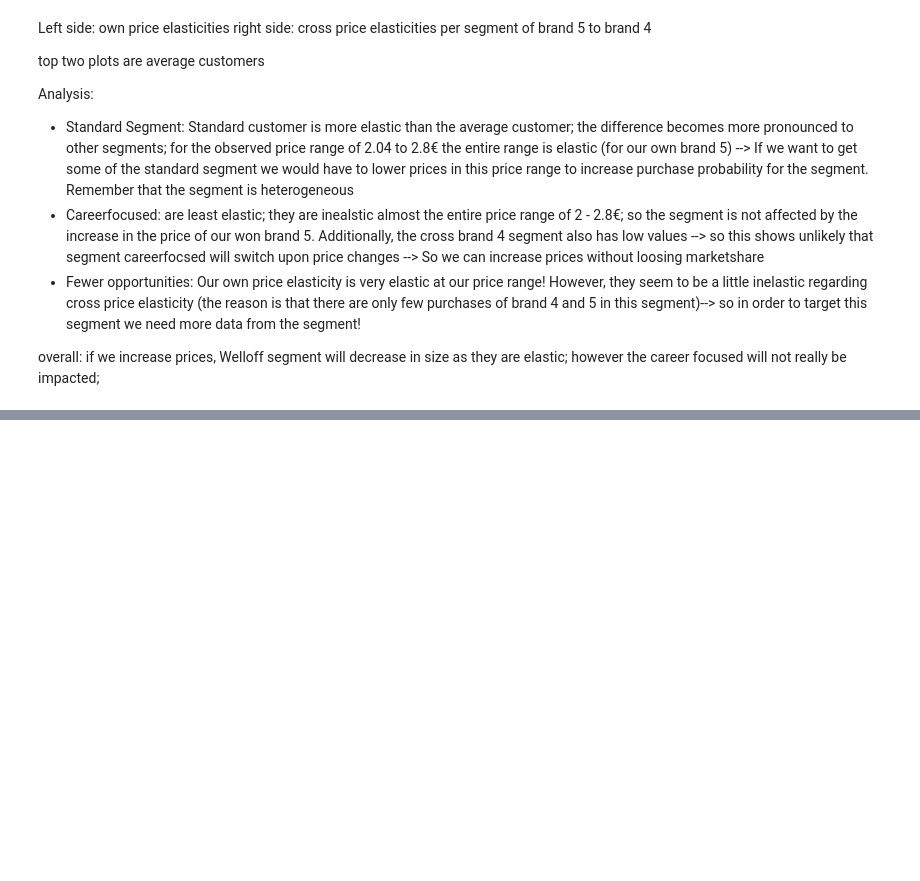
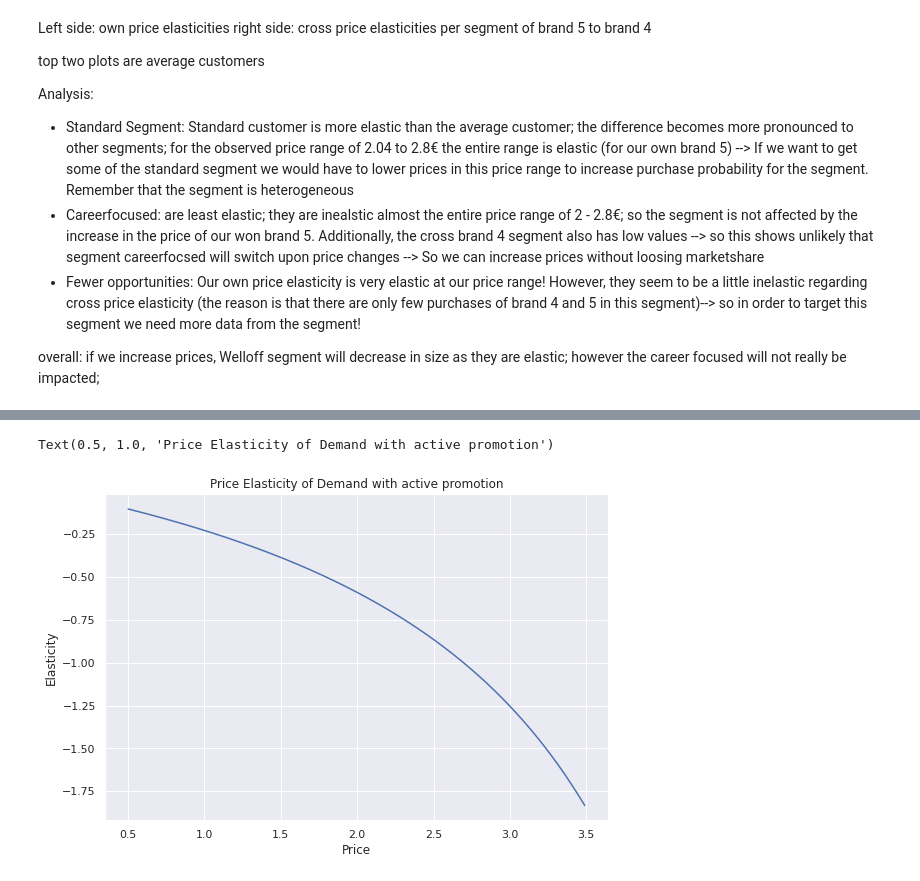
Before and after one commit to AngeloBarisano/customer_analysis_course, a Jupyter notebook: notebooks/Customer_analytics_predictive_analysis.ipynb, the cells around one changed output, grey strips where cells are left out. Cells and saved outputs as stored; diff of their text form; code cells hidden in the pictures; blank space fills up the shorter version.

Commit message:
finish quantitiy elasticity model

```diff
--- a/notebooks/Customer_analytics_predictive_analysis.ipynb
+++ b/notebooks/Customer_analytics_predictive_analysis.ipynb
@@ -1515,0 +1582,4 @@ overall: if we increase prices, Welloff segment will decrease in size as they ar
+# %%
+# fit the model
+model_quantity = LinearRegression()
+model_quantity.fit(X, Y)
@@ -1515,0 +1609,13 @@ overall: if we increase prices, Welloff segment will decrease in size as they ar
+# %%
+df_price_elasticity_quantity = pd.DataFrame(index = np.arange(price_range.size))
+
+# add price range
+df_price_elasticity_quantity["Price_Incidence"] = price_range
+
+# indicate whether there is a promotion for the elasticity
+# 1. promotion ongoing; so all instances get promotion == 1
+df_price_elasticity_quantity['Promotion_Incidence'] = 1
+
+
+# 2. promotion not active; so all instances get promotion == 0
+# df_price_elasticity_quantity['Promotion_Incidence'] = 0
@@ -1515,0 +1630,12 @@ overall: if we increase prices, Welloff segment will decrease in size as they ar
+# %%
+# beta_of_price
+beta_quantity = model_quantity.coef_[0]
+
+# price is in the price_range
+df_price_elasticity_quantity.Price_Incidence
+
+# Quantitiy_purchase is the predicted quantity (predict) using the df_price_elasticity_quantity
+pred_quantity = model_quantity.predict(df_price_elasticity_quantity)
+# %%
+# calculate elasticity of quantity
+price_elasticity_quantitiy_active_promotion = beta_quantity * price_range / pred_quantity
@@ -1515,0 +1660,9 @@ overall: if we increase prices, Welloff segment will decrease in size as they ar
+# %%
+plt.figure(figsize = (9, 6))
+plt.plot(price_range, price_elasticity_quantitiy_active_promotion)
+plt.xlabel("Price")
+plt.ylabel("Elasticity")
+plt.title("Price Elasticity of Demand with active promotion")
+# %% [output]
+Text(0.5, 1.0, 'Price Elasticity of Demand with active promotion')
+[figure, added]
```
Also changed, not shown: parts of 53 cells of this notebook.
